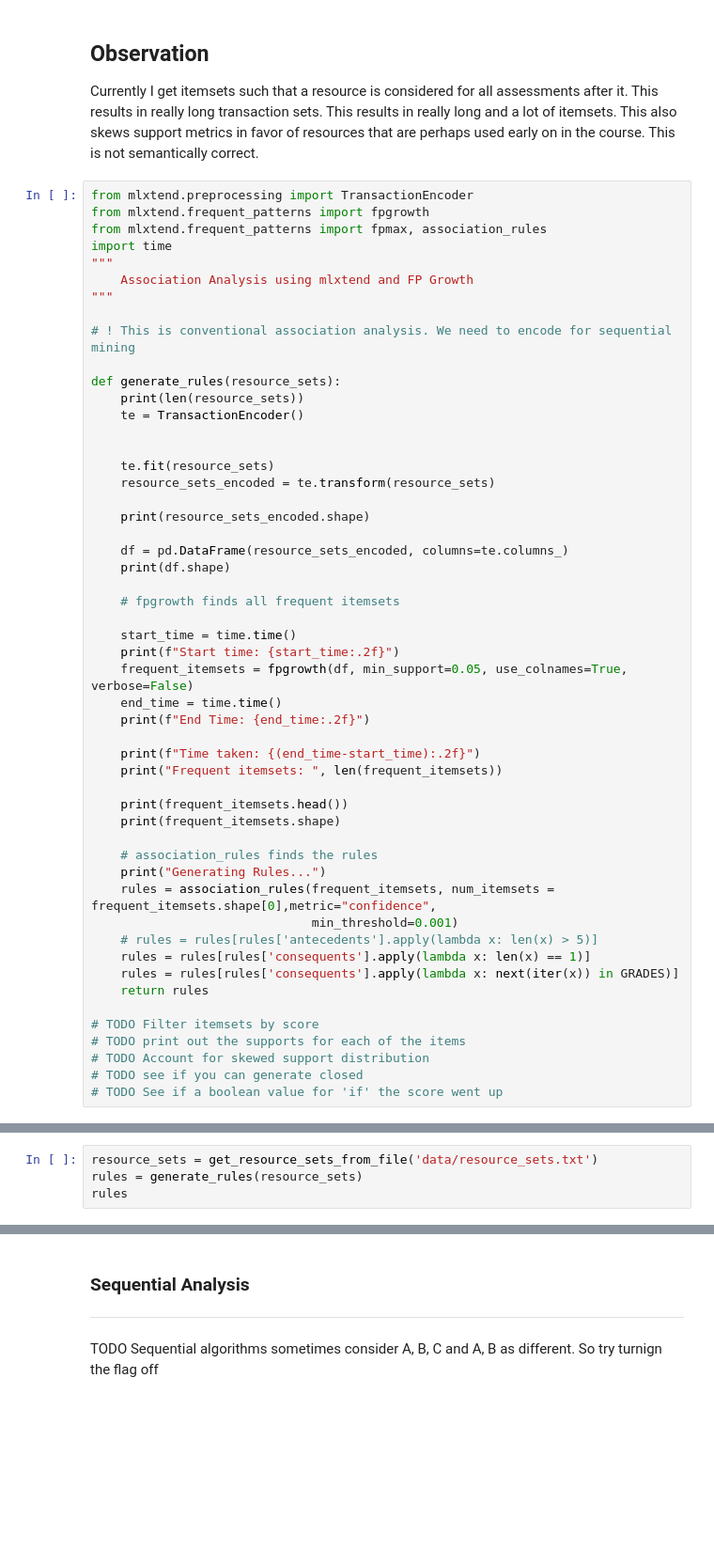
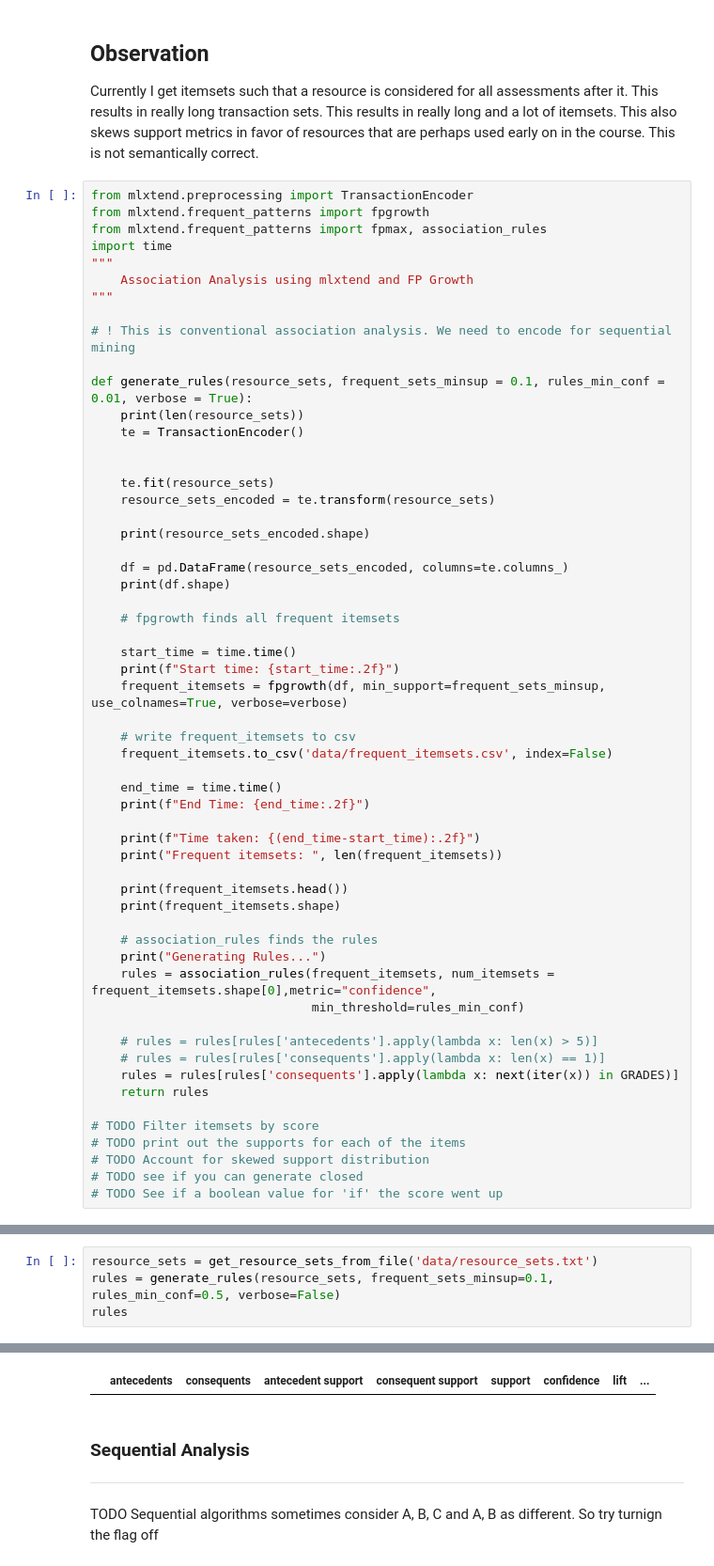
Before and after one commit to Tanyk2004/CS370-ERS, a Jupyter notebook: recommender.ipynb, the cells around one changed output, grey strips where cells are left out. Shown at 94% size. Drawn from its saved outputs; the diff is of its cells as text; blank space fills up the shorter version.

```diff
--- a/recommender.ipynb
+++ b/recommender.ipynb
@@ -527,7 +541,7 @@ import time
 
 # ! This is conventional association analysis. We need to encode for sequential mining
 
-def generate_rules(resource_sets):
+def generate_rules(resource_sets, frequent_sets_minsup = 0.1, rules_min_conf = 0.01, verbose = True):
     print(len(resource_sets))
     te = TransactionEncoder()
 
@@ -544,7 +558,11 @@ def generate_rules(resource_sets):
 
     start_time = time.time()
     print(f"Start time: {start_time:.2f}")
-    frequent_itemsets = fpgrowth(df, min_support=0.05, use_colnames=True, verbose=False)
+    frequent_itemsets = fpgrowth(df, min_support=frequent_sets_minsup, use_colnames=True, verbose=verbose)
+
+    # write frequent_itemsets to csv
+    frequent_itemsets.to_csv('data/frequent_itemsets.csv', index=False)
+
     end_time = time.time()
     print(f"End Time: {end_time:.2f}")
 
@@ -557,9 +575,10 @@ def generate_rules(resource_sets):
     # association_rules finds the rules
     print("Generating Rules...")
     rules = association_rules(frequent_itemsets, num_itemsets = frequent_itemsets.shape[0],metric="confidence",
-                              min_threshold=0.001)
+                              min_threshold=rules_min_conf)
+
     # rules = rules[rules['antecedents'].apply(lambda x: len(x) > 5)]
-    rules = rules[rules['consequents'].apply(lambda x: len(x) == 1)]
+    # rules = rules[rules['consequents'].apply(lambda x: len(x) == 1)]
     rules = rules[rules['consequents'].apply(lambda x: next(iter(x)) in GRADES)]
     return rules
 
@@ -573,6 +592,6 @@ resource_sets = get_resource_sets()
 write_sets_to_file('data/resource_sets.txt', resource_sets)
 # %%
 resource_sets = get_resource_sets_from_file('data/resource_sets.txt')
-rules = generate_rules(resource_sets)
+rules = generate_rules(resource_sets, frequent_sets_minsup=0.1, rules_min_conf=0.5, verbose=False)
 rules
 # %% [output]
@@ -582,3 +613,4 @@ rules
+|  | antecedents | consequents | antecedent support | consequent support | support | confidence | lift | ... |
 # %% [markdown]
 ### Sequential Analysis
 ---
```
Also changed, not shown: parts of 5 cells of this notebook.
